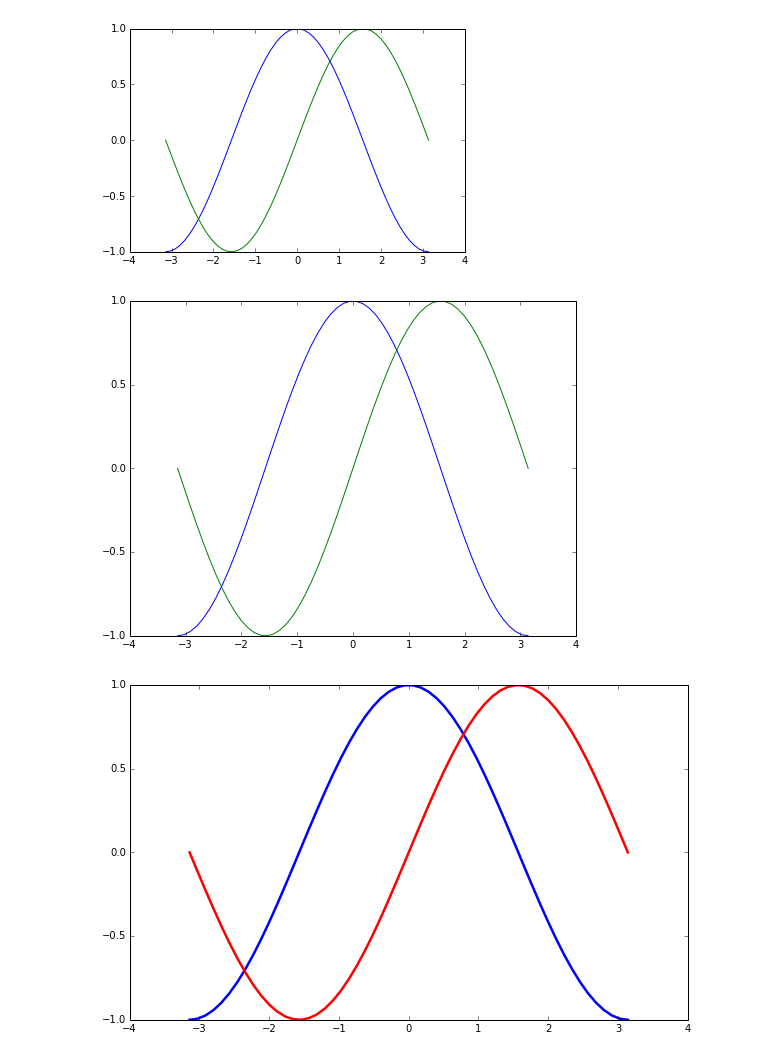
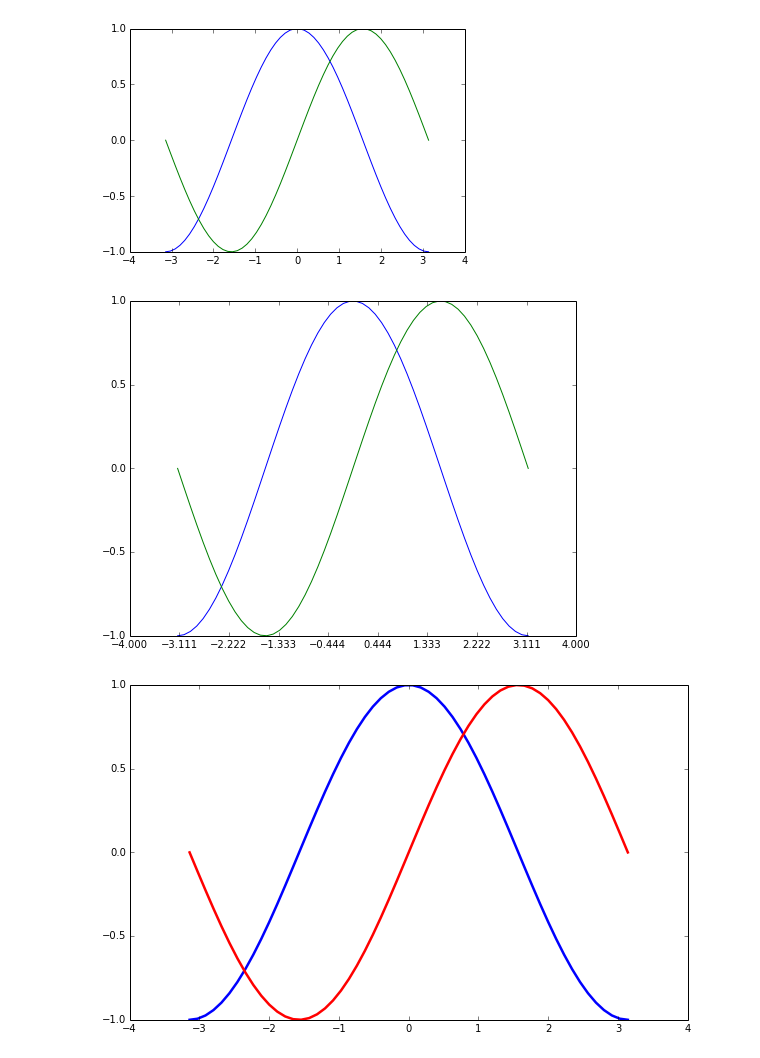
Before and after one commit to mkourjan/PHYS202-S14, a Jupyter notebook: Graphics/GraphicsTour.ipynb, the cells around one changed output. Cells and saved outputs as stored; diff of their text form; code cells hidden in the pictures.

```diff
--- a/Graphics/GraphicsTour.ipynb
+++ b/Graphics/GraphicsTour.ipynb
@@ -58,16 +58,16 @@ plt.show()
 # %%
 plt.figure(figsize = (8, 6), dpi = 80)
 plt.subplot(1, 1, 1)
 plt.plot(x, c, color = "blue", linewidth = 1.0, linestyle = "-")
 plt.plot(x, s, color = "green", linewidth = 1.0, linestyle = "-")
 plt.xlim(-4.0, 4.0)
-plt.xticks(np.linspace(-4, 4, 9, endpoint = True))
+plt.xticks(np.linspace(-4, 4, 10, endpoint = True))
 plt.ylim(-1.0, 1.0)
 plt.yticks(np.linspace(-1, 1, 5, endpoint = True))
 plt.savefig("plot_example.png", dpi = 72)
 plt.show()
 # %% [output]
-[figure, old version]
+[figure, new version]
 # %%
 plt.figure(figsize=(10, 6), dpi=80)
 plt.plot(x, c, color="blue", linewidth=2.5, linestyle="-")
```
Also changed, not shown: parts of 5 cells of this notebook, 8 other files.
